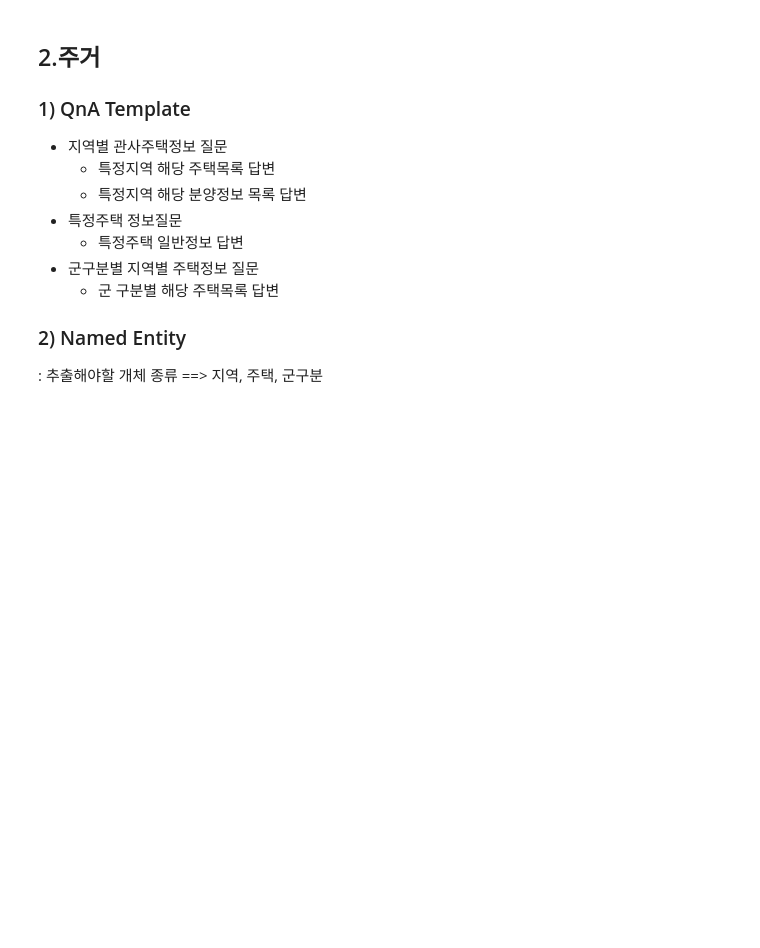
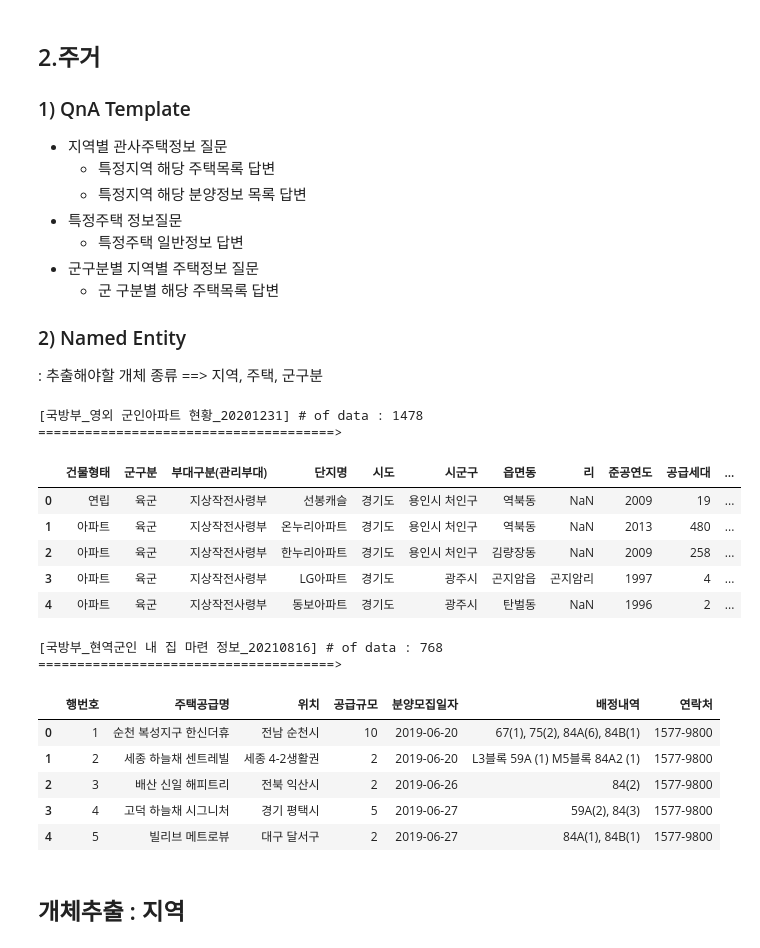
Before and after one commit to koscomcop/2022Military-Chatbot-jupyter, a Jupyter notebook: source/create_dataset.ipynb, the cells around one changed output. Drawn from its saved outputs; the diff is of its cells as text; code cells hidden in the pictures; blank space fills up the shorter version.

```diff
--- a/source/create_dataset.ipynb
+++ b/source/create_dataset.ipynb
@@ -491,3 +463,25 @@ df_welfare.to_csv('train_welfare.csv', index=False)
 
 ### 2) Named Entity
 : 추출해야할 개체 종류 ==> 지역, 주택, 군구분
+# %%
+df_housing = get_dfs([
+    "국방부_영외 군인아파트 현황_20201231.csv",
+    "국방부_현역군인 내 집 마련 정보_20210816.csv"
+])
+# %% [output]
+[국방부_영외 군인아파트 현황_20201231] # of data : 1478 ======================================>
+|  | 건물형태 | 군구분 | 부대구분(관리부대) | 단지명 | 시도 | 시군구 | 읍면동 | 리 | 준공연도 | 공급세대 | ... |
+| 0 | 연립 | 육군 | 지상작전사령부 | 선봉캐슬 | 경기도 | 용인시 처인구 | 역북동 | NaN | 2009 | 19 | ... |
+| 1 | 아파트 | 육군 | 지상작전사령부 | 온누리아파트 | 경기도 | 용인시 처인구 | 역북동 | NaN | 2013 | 480 | ... |
+| 2 | 아파트 | 육군 | 지상작전사령부 | 한누리아파트 | 경기도 | 용인시 처인구 | 김량장동 | NaN | 2009 | 258 | ... |
+| 3 | 아파트 | 육군 | 지상작전사령부 | LG아파트 | 경기도 | 광주시 | 곤지암읍 | 곤지암리 | 1997 | 4 | ... |
+| 4 | 아파트 | 육군 | 지상작전사령부 | 동보아파트 | 경기도 | 광주시 | 탄벌동 | NaN | 1996 | 2 | ... |
+[국방부_현역군인 내 집 마련 정보_20210816] # of data : 768 ======================================>
+|  | 행번호 | 주택공급명 | 위치 | 공급규모 | 분양모집일자 | 배정내역 | 연락처 |
+| 0 | 1 | 순천 복성지구 한신더휴 | 전남 순천시 | 10 | 2019-06-20 | 67(1), 75(2), 84A(6), 84B(1) | 1577-9800 |
+| 1 | 2 | 세종 하늘채 센트레빌 | 세종 4-2생활권 | 2 | 2019-06-20 | L3블록 59A (1) M5블록 84A2 (1) | 1577-9800 |
+| 2 | 3 | 배산 신일 해피트리 | 전북 익산시 | 2 | 2019-06-26 | 84(2) | 1577-9800 |
+| 3 | 4 | 고덕 하늘채 시그니처 | 경기 평택시 | 5 | 2019-06-27 | 59A(2), 84(3) | 1577-9800 |
+| 4 | 5 | 빌리브 메트로뷰 | 대구 달서구 | 2 | 2019-06-27 | 84A(1), 84B(1) | 1577-9800 |
+# %% [markdown]
+## 개체추출 : 지역
```
Also changed, not shown: parts of 37 cells of this notebook, 4 other files.
